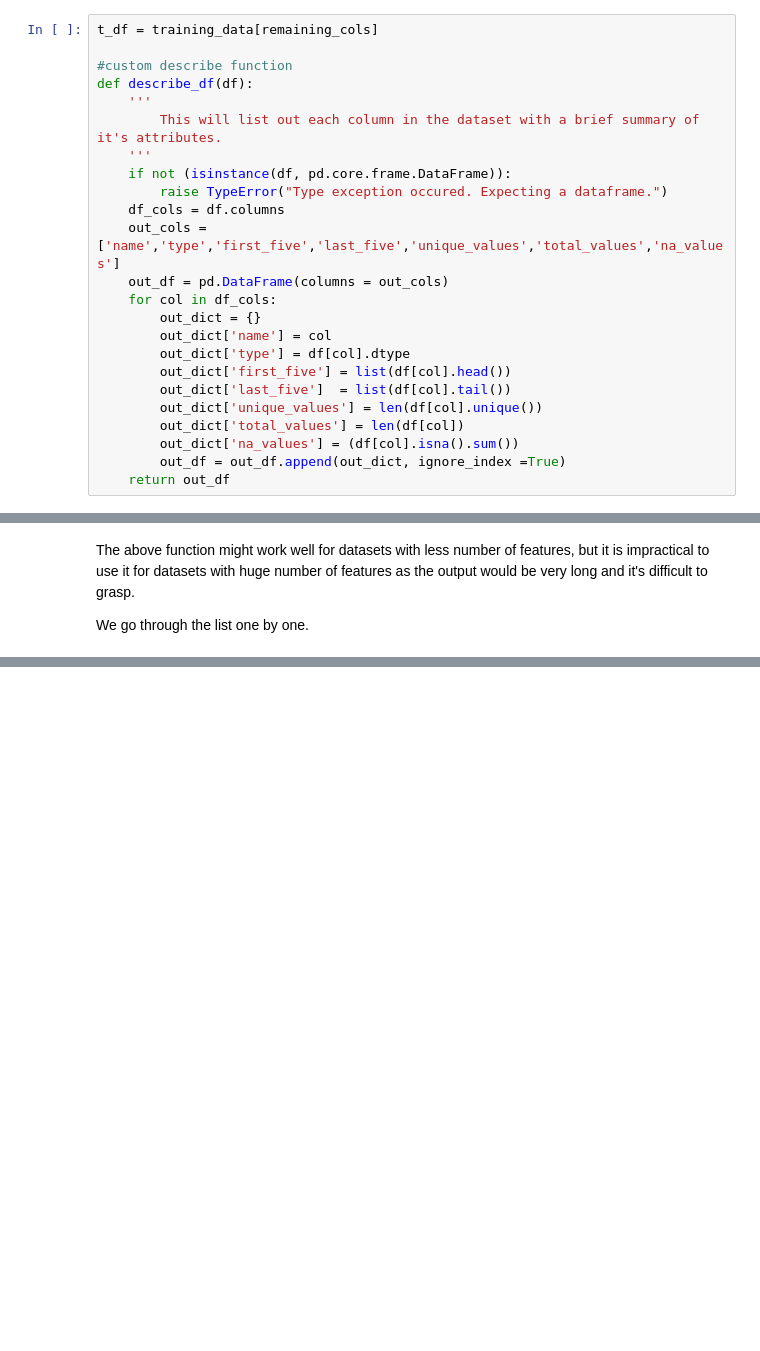
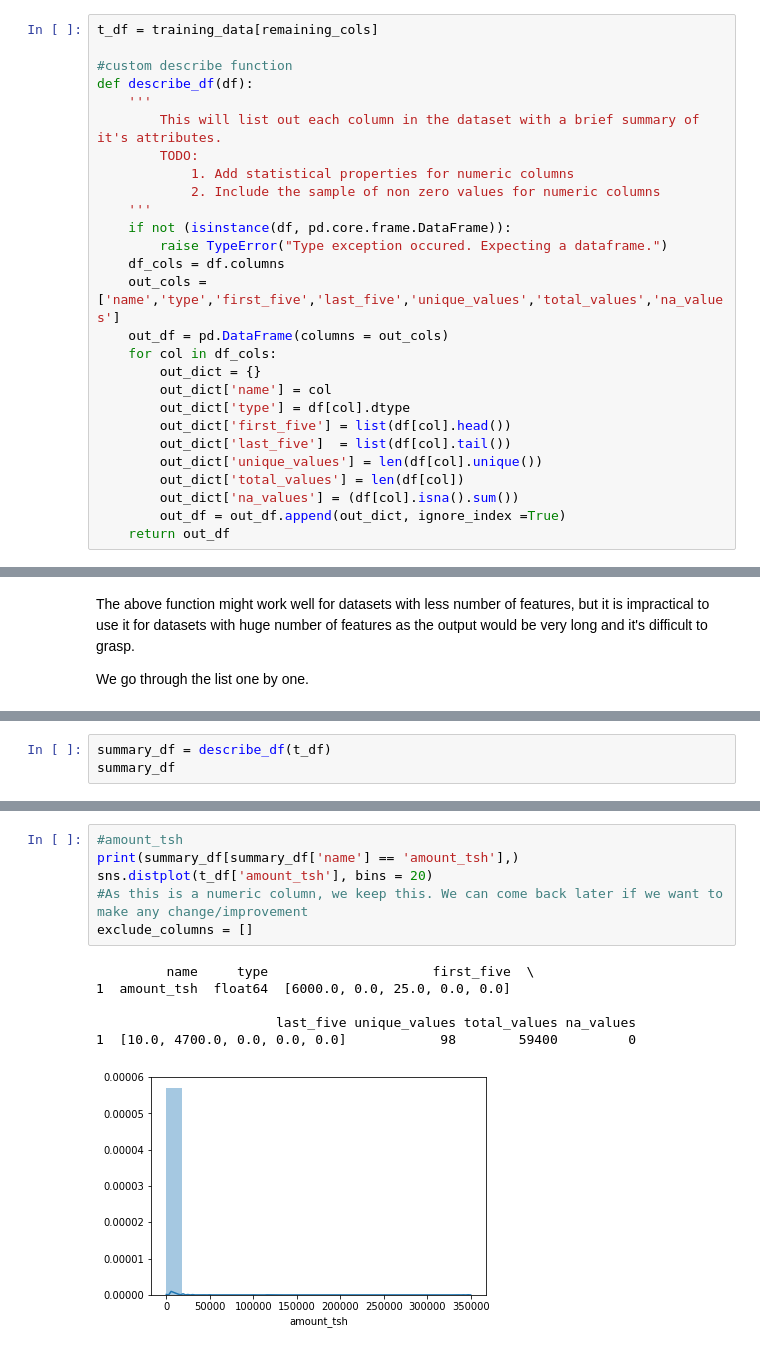
Before and after one commit to karun-r/pumpitup, a Jupyter notebook: notebooks/EDA.ipynb, the cells around one changed output, grey strips where cells are left out. Cells and saved outputs as stored; diff of their text form; blank space fills up the shorter version.

```diff
--- a/notebooks/EDA.ipynb
+++ b/notebooks/EDA.ipynb
@@ -123,6 +124,9 @@ t_df = training_data[remaining_cols]
 def describe_df(df):
     '''
         This will list out each column in the dataset with a brief summary of it's attributes.
+        TODO:
+            1. Add statistical properties for numeric columns
+            2. Include the sample of non zero values for numeric columns
     '''
     if not (isinstance(df, pd.core.frame.DataFrame)):
         raise TypeError("Type exception occured. Expecting a dataframe.")
@@ -355,0 +259,3 @@ ValueError: shapes (59400,3) and (59400,3) not aligned: 3 (dim 1) != 59400 (dim
+# %%
+summary_df = describe_df(t_df)
+summary_df
@@ -355,0 +280,13 @@ ValueError: shapes (59400,3) and (59400,3) not aligned: 3 (dim 1) != 59400 (dim
+# %%
+#amount_tsh
+print(summary_df[summary_df['name'] == 'amount_tsh'],)
+sns.distplot(t_df['amount_tsh'], bins = 20)
+#As this is a numeric column, we keep this. We can come back later if we want to make any change/improvement
+exclude_columns = []
+# %% [output]
+         name     type                     first_five  \
+1  amount_tsh  float64  [6000.0, 0.0, 25.0, 0.0, 0.0]
+
+                       last_five unique_values total_values na_values
+1  [10.0, 4700.0, 0.0, 0.0, 0.0]            98        59400         0
+[figure, added]
```
Also changed, not shown: parts of 36 cells of this notebook.
